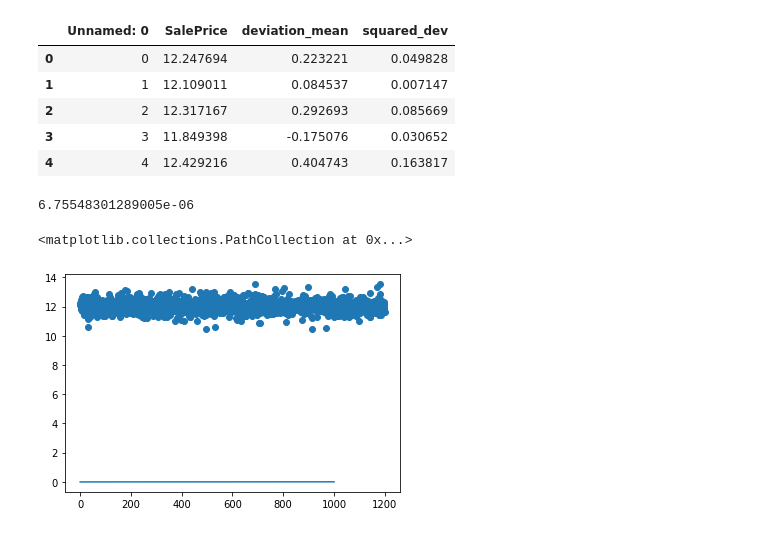
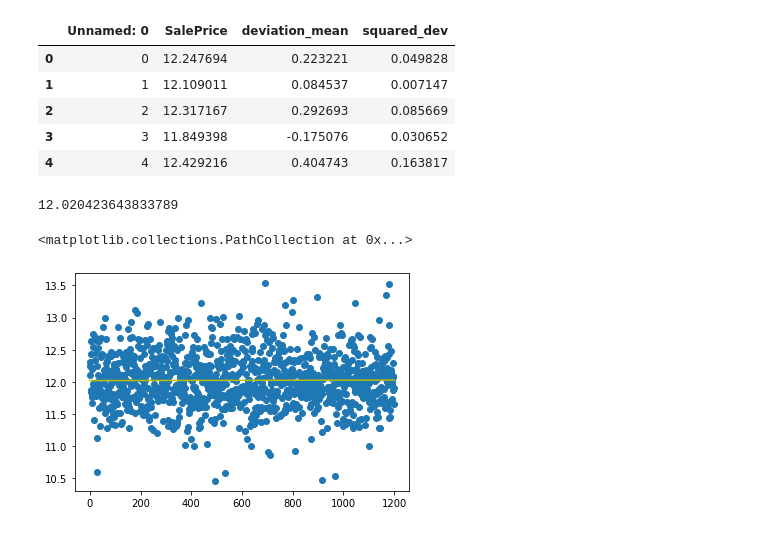
Before and after one commit to mirchandani-mohnish/price_predictor, a Jupyter notebook: src/index.ipynb, the cells around one changed output. Saved outputs shown, nothing was run; the diff lists cells and outputs as text; code cells hidden in the pictures.

Commit message:
Line plotted using mean data

```diff
--- a/src/index.ipynb
+++ b/src/index.ipynb
@@ -70,13 +70,17 @@ def fit_slope(xd, yd):
 
 m = fit_slope(price_v_house['Unnamed: 0'],price_v_house['SalePrice'])
 m
+
+
+c = price_mean - m*(price_v_house['Unnamed: 0'].mean())
+c
 # %% [output]
-6.75548301289005e-06
+12.020423643833789
 # %%
 #plotting the line
-x = np.linspace(0,1000,5)
-plt.plot(x,m*x)
+x = np.linspace(0,1200,5)
+plt.plot(x,(m*x) + c,"y")
 plt.scatter(price_v_house['Unnamed: 0'],price_v_house['SalePrice'])
 # %% [output]
 <matplotlib.collections.PathCollection at 0x...>
-[figure, old version]
+[figure, new version]
```
